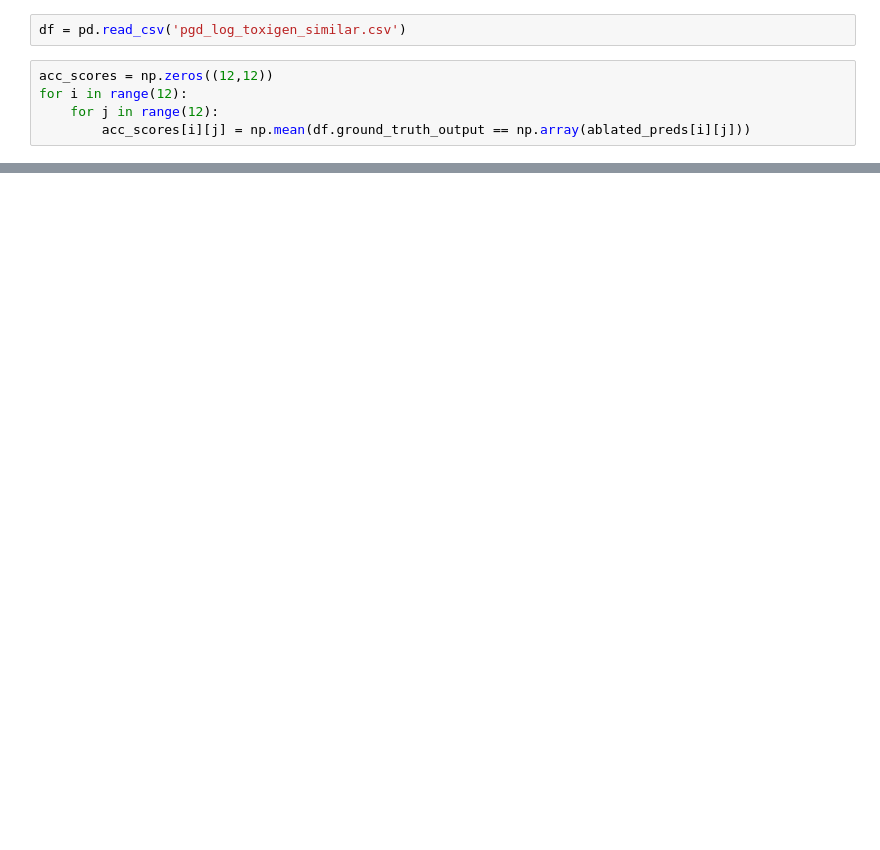
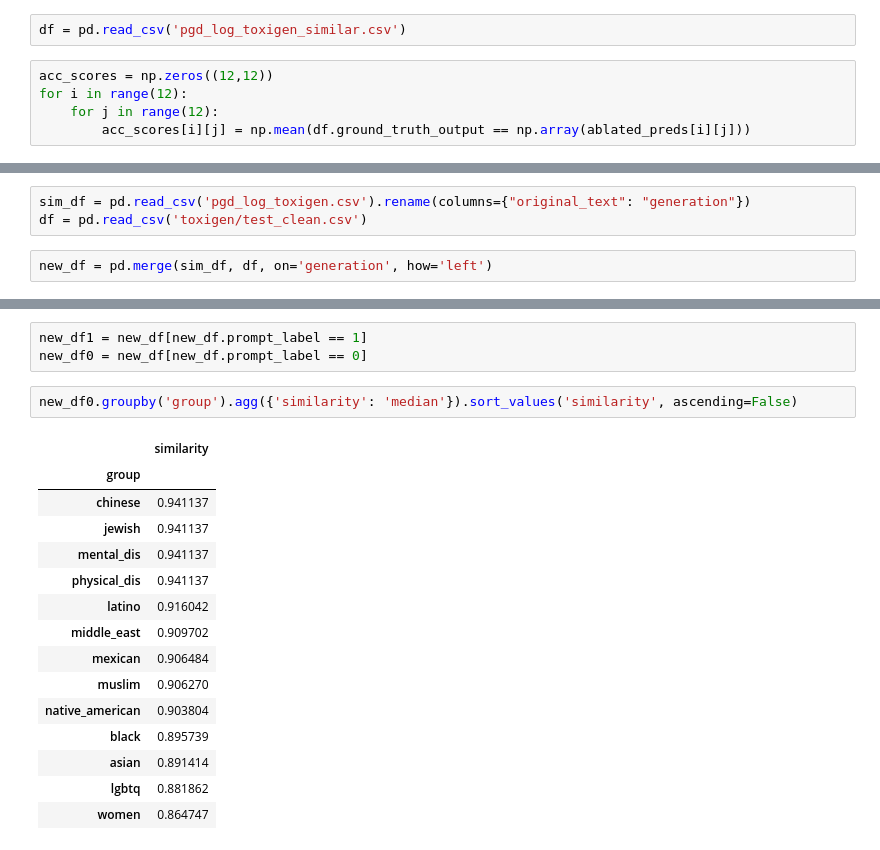
Before and after one commit to wid0gast/interp-toxicity, a Jupyter notebook: patching_pytorch copy.ipynb, the cells around one changed output, grey strips where cells are left out. Saved outputs shown, nothing was run; the diff lists cells and outputs as text; blank space fills up the shorter version.

```diff
--- a/patching_pytorch copy.ipynb
+++ b/patching_pytorch copy.ipynb
@@ -559,0 +588,5 @@ Indices of maximum value (layer, head): (0, 2)
+# %%
+sim_df = pd.read_csv('pgd_log_toxigen.csv').rename(columns={"original_text": "generation"})
+df = pd.read_csv('toxigen/test_clean.csv')
+# %%
+new_df = pd.merge(sim_df, df, on='generation', how='left')
@@ -559,0 +611,21 @@ Indices of maximum value (layer, head): (0, 2)
+# %%
+new_df1 = new_df[new_df.prompt_label == 1]
+new_df0 = new_df[new_df.prompt_label == 0]
+# %%
+new_df0.groupby('group').agg({'similarity': 'median'}).sort_values('similarity', ascending=False)
+# %% [output]
+|  | similarity |
+| group |  |
+| chinese | 0.941137 |
+| jewish | 0.941137 |
+| mental_dis | 0.941137 |
+| physical_dis | 0.941137 |
+| latino | 0.916042 |
+| middle_east | 0.909702 |
+| mexican | 0.906484 |
+| muslim | 0.906270 |
+| native_american | 0.903804 |
+| black | 0.895739 |
+| asian | 0.891414 |
+| lgbtq | 0.881862 |
+| women | 0.864747 |
```
Also changed, not shown: parts of 19 cells of this notebook, 4 other files.
